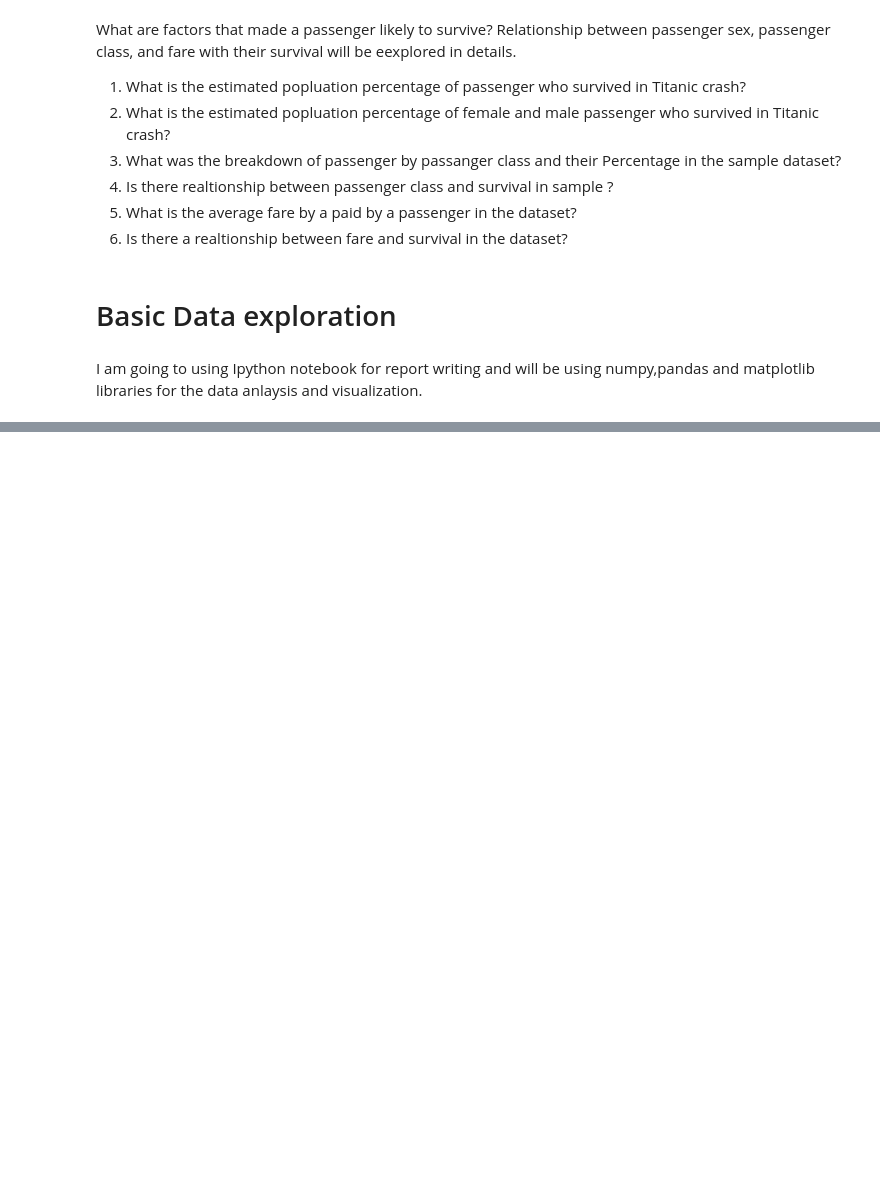
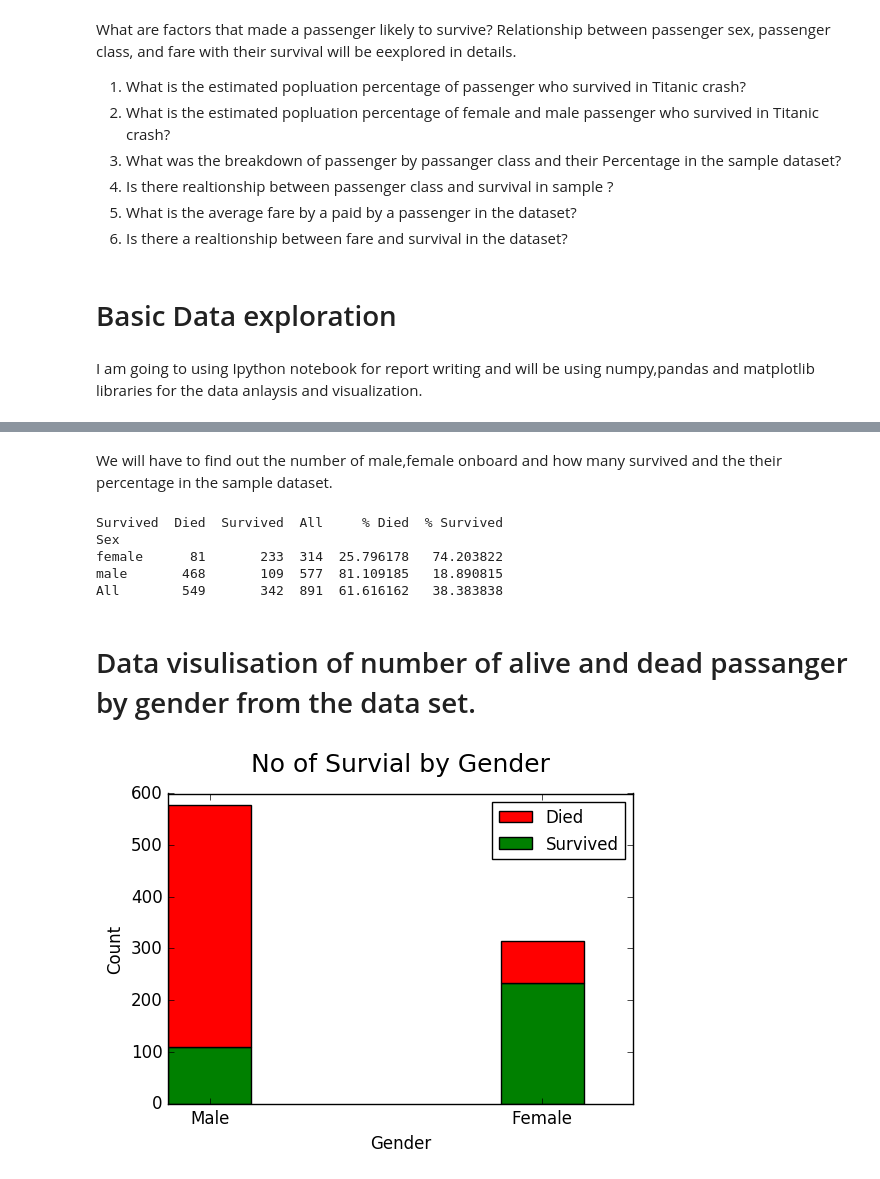
Before and after one commit to devajo/DataScience-Project, a Jupyter notebook: Investigate Titanic-dataset/Investigate Titanic Dataset.ipynb, the cells around one changed output, grey strips where cells are left out. Cells and saved outputs as stored; diff of their text form; code cells hidden in the pictures; blank space fills up the shorter version.

```diff
--- a/Investigate Titanic-dataset/Investigate Titanic Dataset.ipynb
+++ b/Investigate Titanic-dataset/Investigate Titanic Dataset.ipynb
@@ -27,0 +162,43 @@ ImportError: No module named seborn
+# %% [markdown]
+We will have to find out the number of male,female onboard and how many survived and the their percentage in the sample dataset.
+# %%
+# using crosstab to group data, margin =true give the total(agrregrate) of row,column in field named "All"
+
+gender_df=pd.crosstab(titanic_df['Sex'],titanic_df['Survived'],margins=True)
+
+#Adding a % Died % Survived column to gender_df and calculating the % value
+gender_df['% Died']=(gender_df.Died/gender_df.All)*100
+gender_df['% Survived']=(gender_df.Survived/gender_df.All)*100
+#print gender_df
+print gender_df
+# %% [output]
+Survived  Died  Survived  All     % Died  % Survived
+Sex
+female      81       233  314  25.796178   74.203822
+male       468       109  577  81.109185   18.890815
+All        549       342  891  61.616162   38.383838
+# %% [markdown]
+# Data visulisation of number of alive and dead passanger by gender from the data set.
+# %%
+#bar char using matplotlib for number of passenger who are dead or alive by gender
+N=2#no of values of data
+ind=np.arange(N)
+width=0.25 #width of the bar chart
+bar1=(109,233) #(survived male ,female)
+bar2=(468,81) #( died male,female)
+
+p1=plt.bar(ind,bar1,width,color='g')
+p2=plt.bar(ind,bar2,width,bottom=bar1,color='r')
+#title,xtick,yticks,xlabel,ylabel,legend,bar graph
+plt.title("No of Survial by Gender",size=18,y=1.05)#tittle size is the font size and y is distance
+#set_xlabel(xlabel, fontdict=None, labelpad=None, **kwargs)
+#1st parameter xlabel :gender,font dict if you want the font of particular type,label pad distance from the axis,kwards diff args
+plt.xlabel("Gender",size=12)
+plt.ylabel("Count",rotation=90,size=12)#pltmargin can specify the xmargins,ymargins
+#plt.margins(xmargin=1,ymargin=0)
+plt.xticks(ind+width/2.0,('Male','Female'),size=12)
+plt.yticks((0,100,200,300,400,500,600),size=12)
+plt.legend((p2[0], p1[0]), ( 'Died','Survived'))
+plt.show()
+# %% [output]
+[figure, added]
```
Also changed, not shown: parts of 52 cells of this notebook.
